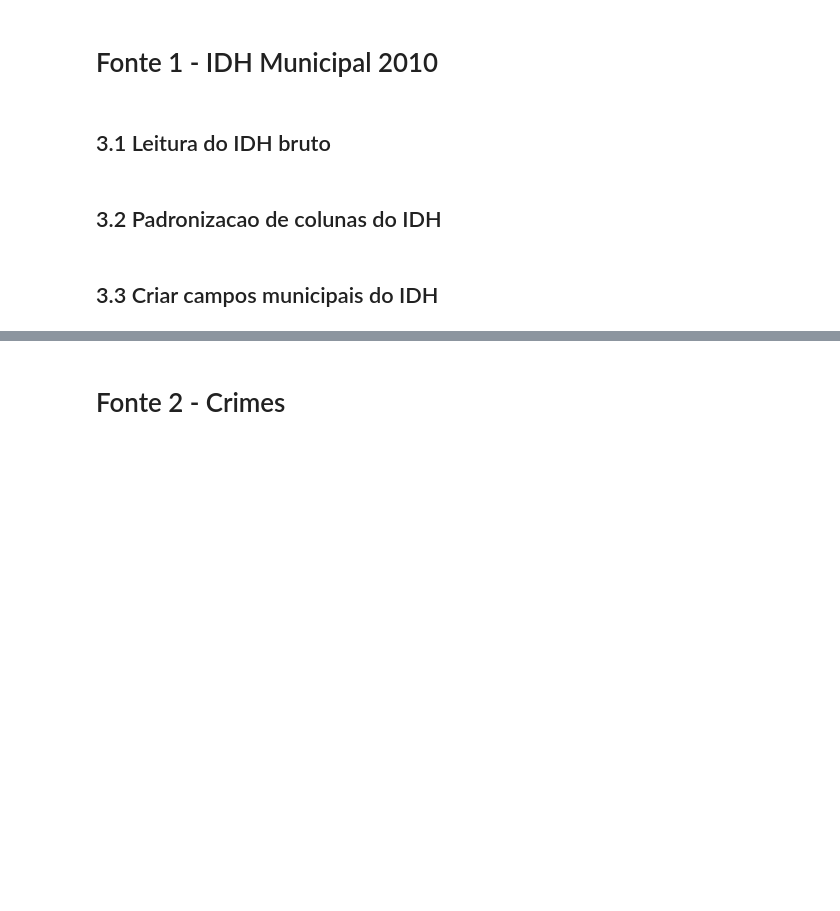
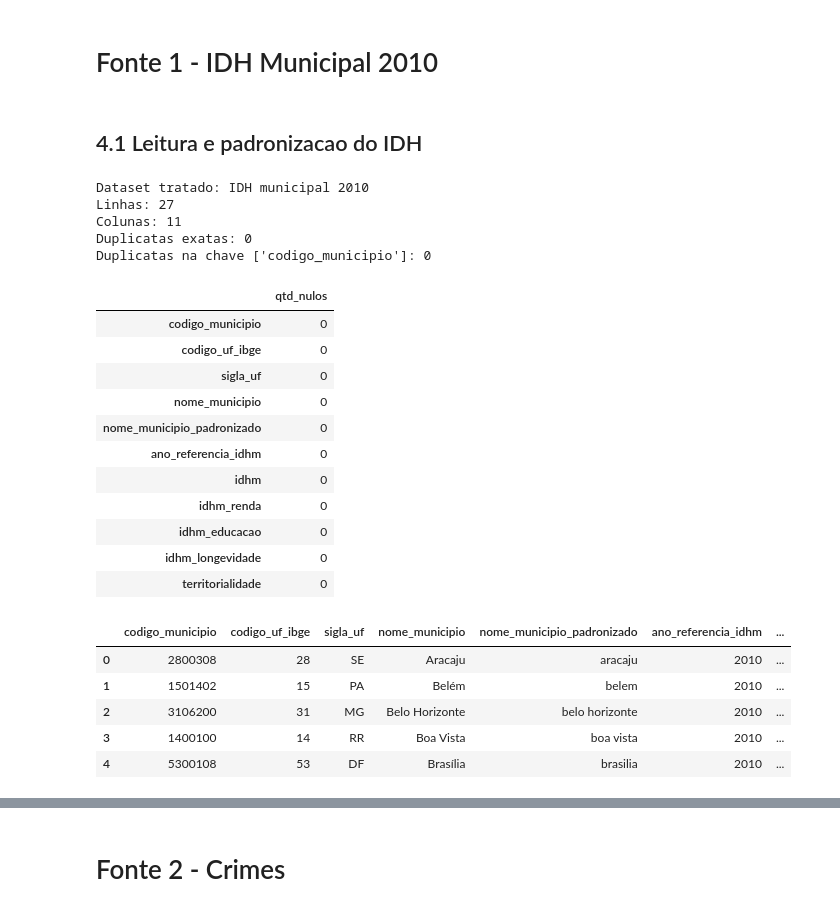
Before and after one commit to Paulohspaniago/analise-socioeconomica-crime-brasil, a Jupyter notebook: notebooks/02_limpeza_tratamento.ipynb, the cells around one changed output, grey strips where cells are left out. Drawn from its saved outputs; the diff is of its cells as text; code cells hidden in the pictures; blank space fills up the shorter version.

```diff
--- a/notebooks/02_limpeza_tratamento.ipynb
+++ b/notebooks/02_limpeza_tratamento.ipynb
@@ -81,4 +137,4 @@ def validar_base(df: pd.DataFrame, chave: list[str], nome_dataset: str) -> None:
 # %% [markdown]
 # Fonte 1 - IDH Municipal 2010
 # %% [markdown]
-## 3.1 Leitura do IDH bruto
+## 4.1 Leitura e padronizacao do IDH
@@ -92,2 +140,0 @@ df_idh_raw.head()
-# %% [markdown]
-## 3.2 Padronizacao de colunas do IDH
@@ -110,13 +141,76 @@ df_idh.columns.tolist()
-# %% [markdown]
-## 3.3 Criar campos municipais do IDH
 # %%
-df_idh['ano'] = ANO_REFERENCIA_IDH
+ARQUIVO_IDH = listar_csvs(PASTA_IDH)[0]
+df_idh_raw = ler_csv_padrao(ARQUIVO_IDH)
+
+mapa_colunas_idh = {
+    'Territorialidades': 'territorialidade',
+    'Territorialidade': 'territorialidade',
+    'IDHM 2010': 'idhm',
+    'IDHM': 'idhm',
+    'IDHM Renda 2010': 'idhm_renda',
+    'IDHM Renda': 'idhm_renda',
+    'IDHM Educação 2010': 'idhm_educacao',
+    'IDHM Educação': 'idhm_educacao',
+    'IDHM Longevidade 2010': 'idhm_longevidade',
+    'IDHM Longevidade': 'idhm_longevidade',
+}
+
+df_idh = df_idh_raw.rename(columns=mapa_colunas_idh).copy()
+df_idh['ano_referencia_idhm'] = ANO_REFERENCIA_IDH
 
 df_idh['sigla_uf'] = df_idh['territorialidade'].astype(str).str.extract(r'\(([A-Z]{2})\)$')[0]
 df_idh['nome_municipio'] = df_idh['territorialidade'].astype(str).str.replace(r'\s*\([A-Z]{2}\)$', '', regex=True)
 df_idh = df_idh[df_idh['sigla_uf'].notna()].copy()
+df_idh['nome_municipio_padronizado'] = df_idh['nome_municipio'].apply(normalizar_texto)
 
-df_idh['nome_municipio_padronizado'] = df_idh['nome_municipio'].apply(normalizar_texto)
-df_idh['sigla_uf'] = df_idh['sigla_uf'].astype(str).str.strip().str.upper()
+df_idh = converter_colunas_numericas(
+    df_idh,
+    ['idhm', 'idhm_renda', 'idhm_educacao', 'idhm_longevidade', 'ano_referencia_idhm']
+)
 
-display(df_idh[['territorialidade', 'nome_municipio', 'nome_municipio_padronizado', 'sigla_uf']].head(10))
+df_idh_tratado = df_idh.merge(
+    df_capitais[['codigo_municipio', 'codigo_uf_ibge', 'sigla_uf', 'nome_municipio_padronizado']],
+    how='inner',
+    on=['sigla_uf', 'nome_municipio_padronizado'],
+    validate='one_to_one'
+)
+
+df_idh_tratado = df_idh_tratado[[
+    'codigo_municipio',
+    'codigo_uf_ibge',
+    'sigla_uf',
+    'nome_municipio',
+    'nome_municipio_padronizado',
+    'ano_referencia_idhm',
+    'idhm',
+    'idhm_renda',
+    'idhm_educacao',
+    'idhm_longevidade',
+    'territorialidade',
+]].copy()
+
+validar_base(df_idh_tratado, ['codigo_municipio'], 'IDH municipal 2010')
+# %% [output]
+Dataset tratado: IDH municipal 2010
+Linhas: 27
+Colunas: 11
+Duplicatas exatas: 0
+Duplicatas na chave ['codigo_municipio']: 0
+|  | qtd_nulos |
+| codigo_municipio | 0 |
+| codigo_uf_ibge | 0 |
+| sigla_uf | 0 |
+| nome_municipio | 0 |
+| nome_municipio_padronizado | 0 |
+| ano_referencia_idhm | 0 |
+| idhm | 0 |
+| idhm_renda | 0 |
+| idhm_educacao | 0 |
+| idhm_longevidade | 0 |
+| territorialidade | 0 |
+|  | codigo_municipio | codigo_uf_ibge | sigla_uf | nome_municipio | nome_municipio_padronizado | ano_referencia_idhm | ... |
+| 0 | 2800308 | 28 | SE | Aracaju | aracaju | 2010 | ... |
+| 1 | 1501402 | 15 | PA | Belém | belem | 2010 | ... |
+| 2 | 3106200 | 31 | MG | Belo Horizonte | belo horizonte | 2010 | ... |
+| 3 | 1400100 | 14 | RR | Boa Vista | boa vista | 2010 | ... |
+| 4 | 5300108 | 53 | DF | Brasília | brasilia | 2010 | ... |
```
Also changed, not shown: parts of 42 cells of this notebook, 8 other files.
